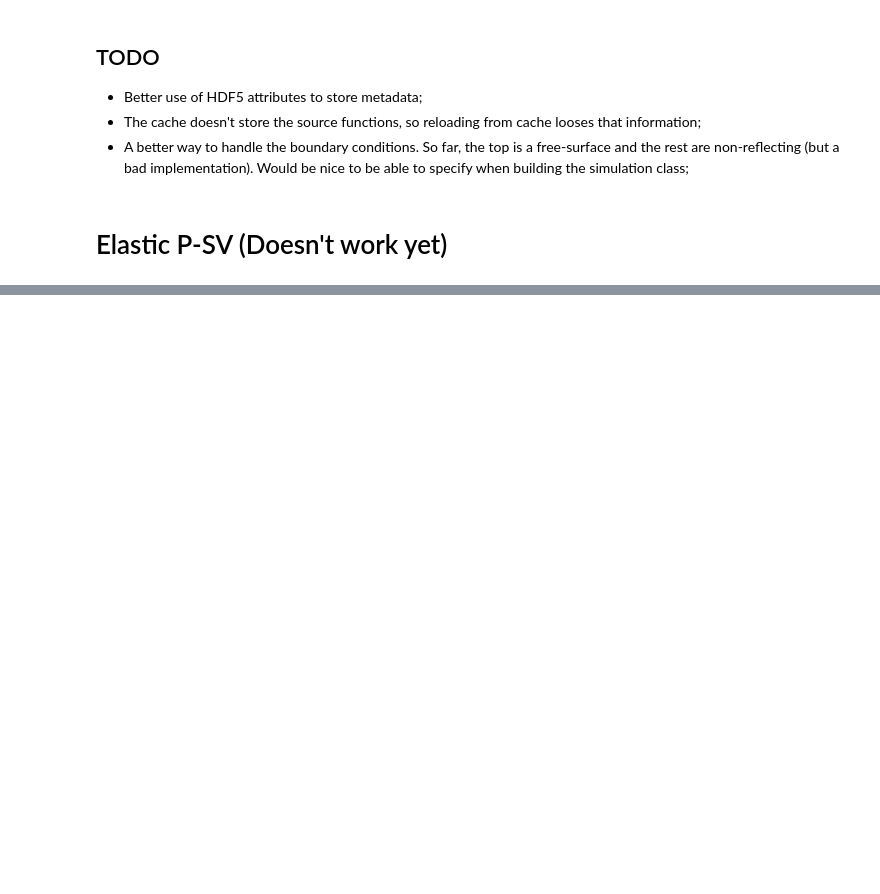
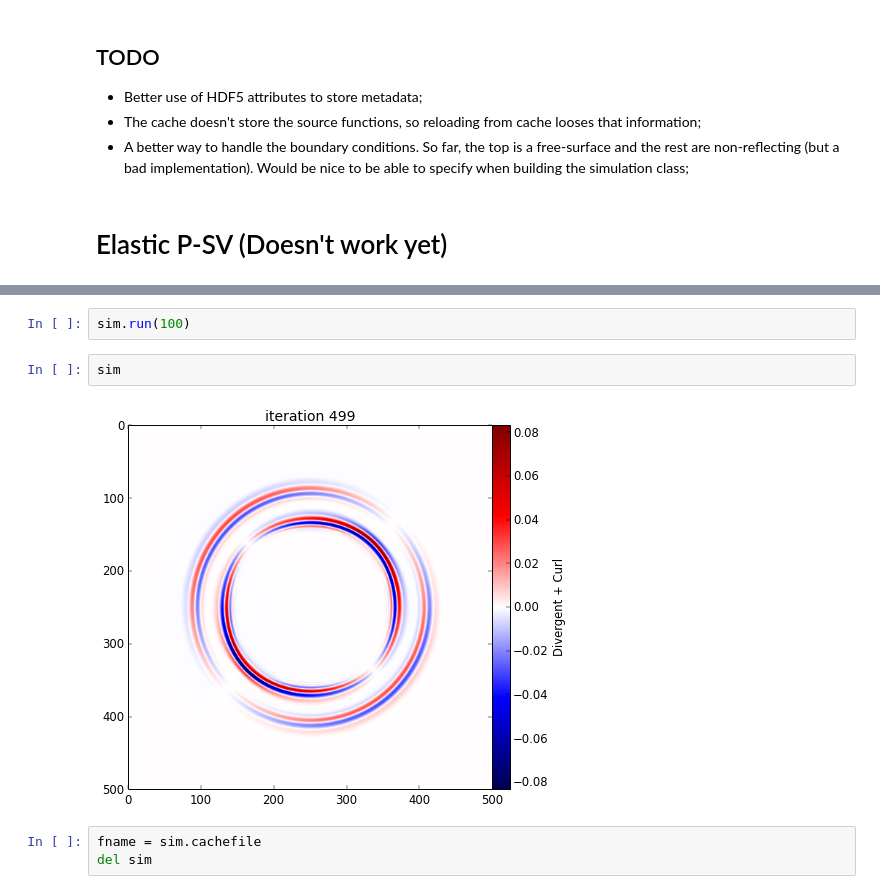
Before and after one commit to fatiando/prototypes, a Jupyter notebook: wavefd-simulation-class.ipynb, the cells around one changed output, grey strips where cells are left out. Cells and saved outputs as stored; diff of their text form; blank space fills up the shorter version.

```diff
--- a/wavefd-simulation-class.ipynb
+++ b/wavefd-simulation-class.ipynb
@@ -709,0 +757,9 @@ sim.animate_particles(every=5, scale=20, markersize=1, downsample=3, ax=ax, inte
+# %%
+sim.run(100)
+# %%
+sim
+# %% [output]
+[figure, added]
+# %%
+fname = sim.cachefile
+del sim
```
Also changed, not shown: parts of 24 cells of this notebook.
